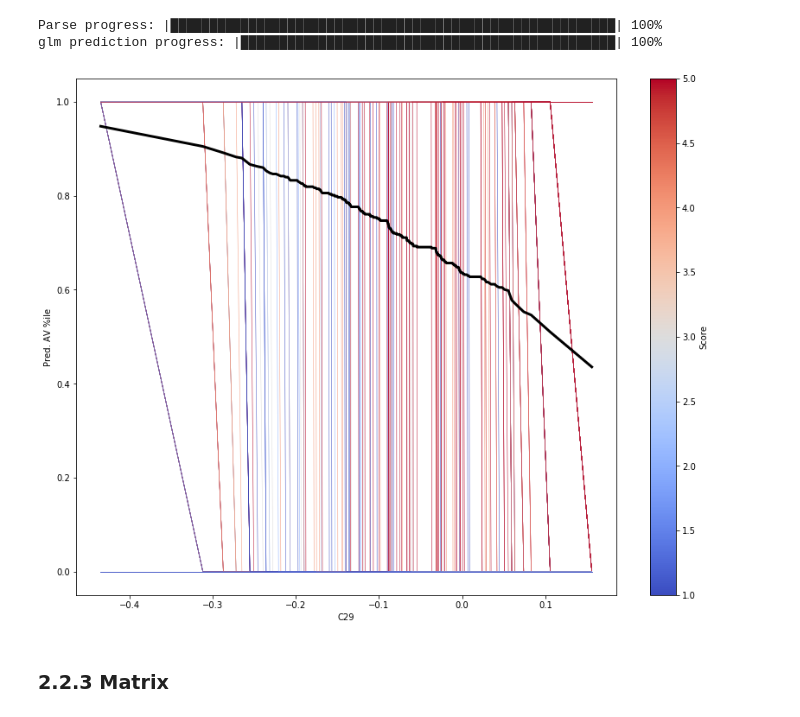
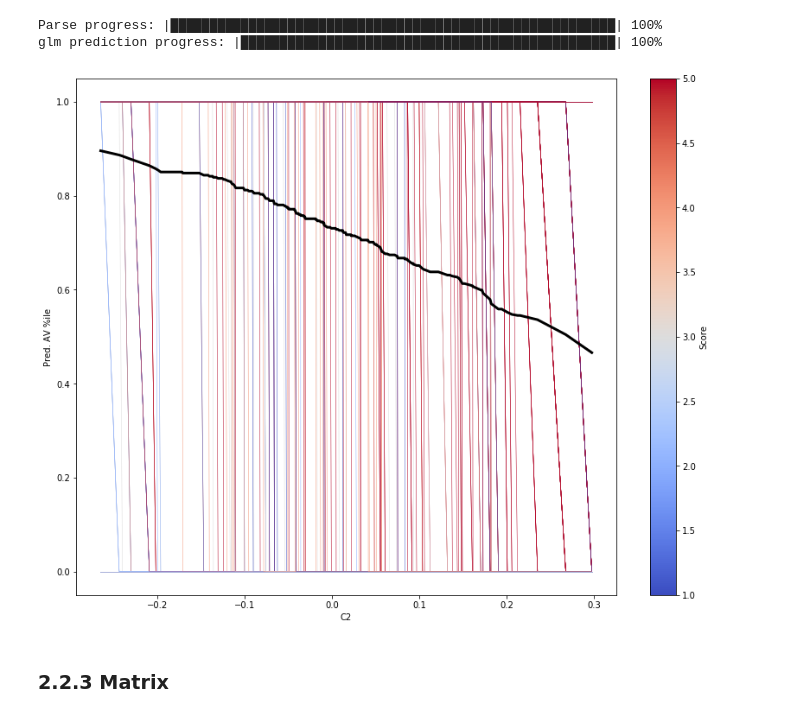
Before and after one commit to MandyMY/AI-Addin, a Jupyter notebook: notebook/Final Project.ipynb, the cells around one changed output. Drawn from its saved outputs; the diff is of its cells as text; code cells hidden in the pictures.

```diff
--- a/notebook/Final Project.ipynb
+++ b/notebook/Final Project.ipynb
@@ -322,9 +357,7 @@ PartialDependencePlot progress: |███████████████
 # %% [markdown]
 #### Individual Conditional Expectation (ICE)
-# %%
-ext_test_simple_lice = ext_test_simple.sort('C29')
 # %%
-ext_test_simple_lices = h2o.H2OFrame(ext_test_simple_lice.as_data_frame().iloc[::25])
+ext_test_simple_lice = h2o.H2OFrame(ext_test_simple.as_data_frame().iloc[::25])
 # %% [output]
 Parse progress: |█████████████████████████████████████████████████████████| 100%
 # %%
@@ -332,21 +365,21 @@ ext_test_simple_lices.shape
 # %% [output]
 (447, 209)
 # %%
-C29_ice_df = ice(data=ext_test_simple_lices, column='C29', model=glm_logistic_plus_summary)
+C2_ice_df = ice(data=ext_test_simple_lice, column='C2', model=glm_logistic_plus_summary)
 # %% [output]
 Parse progress: |█████████████████████████████████████████████████████████| 100%
 glm prediction progress: |████████████████████████████████████████████████| 100%
 # %%
-ice_plot(C29_ice_df, linewidth=0.5, color_by='Score', cmap='coolwarm',
+ice_plot(C2_ice_df, linewidth=0.5, color_by='Score', cmap='coolwarm',
         plot_pdp=True, pdp_kwargs={'c': 'k', 'linewidth': 3})
-vals = C29_ice_df.columns.get_level_values('Score').values
+vals = C2_ice_df.columns.get_level_values('Score').values
 sm = plt.cm.ScalarMappable(cmap='coolwarm', norm=plt.Normalize(vmin=vals.min(), vmax=vals.max()))
 sm._A = []
 plt.colorbar(sm, label='Score')
 plt.ylabel('Pred. AV %ile')
-plt.xlabel('C29');
+plt.xlabel('C2');
 # %% [output]
-[figure, old version]
+[figure, new version]
 # %% [markdown]
 ### 2.2.3 Matrix
 # %%
```
Also changed, not shown: parts of 38 cells of this notebook, 7 other files.
